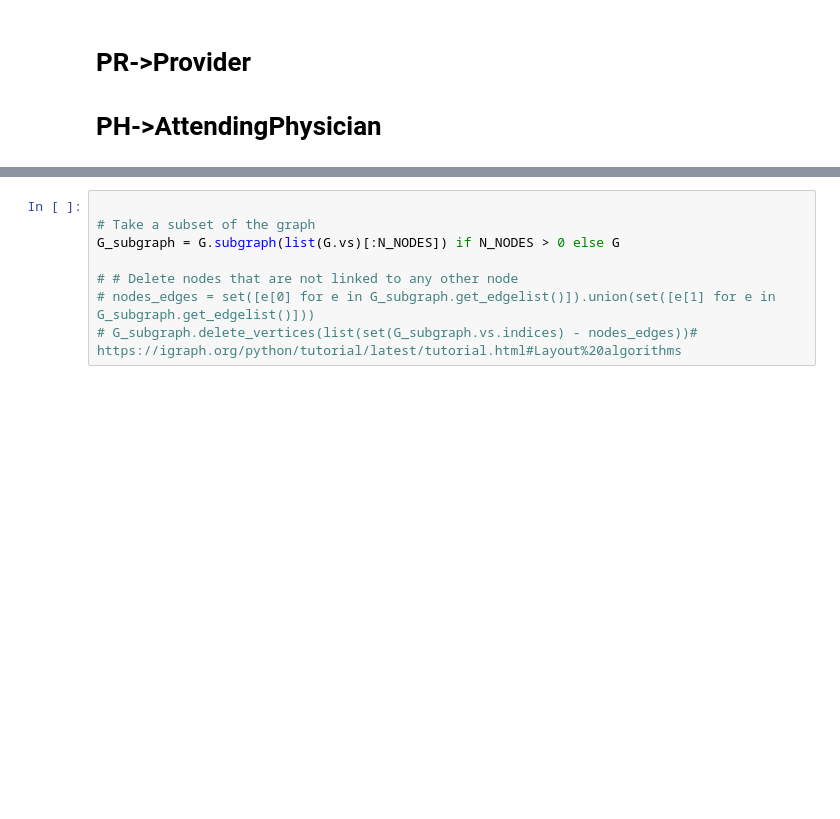
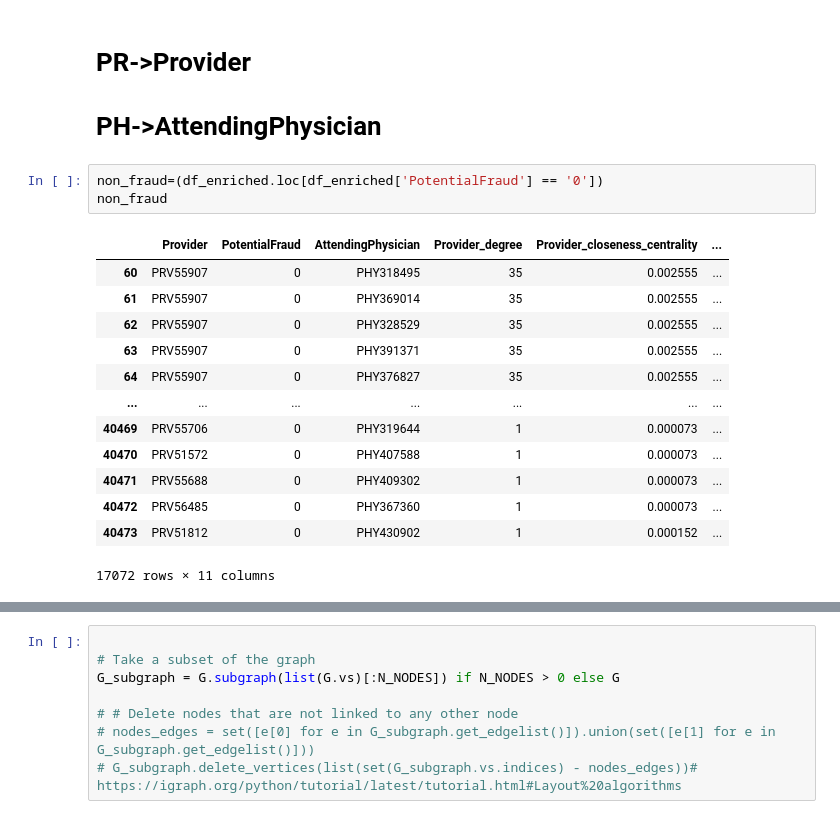
Before and after one commit to dhruv-suraj/Project, a Jupyter notebook: Networkx/network_x_DP1.ipynb, the cells around one changed output, grey strips where cells are left out. Saved outputs shown, nothing was run; the diff lists cells and outputs as text; blank space fills up the shorter version.

```diff
--- a/Networkx/network_x_DP1.ipynb
+++ b/Networkx/network_x_DP1.ipynb
@@ -411,3 +413,20 @@ fig.show()
 # %% [markdown]
 # PR->Provider
 # PH->AttendingPhysician
+# %%
+non_fraud=(df_enriched.loc[df_enriched['PotentialFraud'] == '0'])
+non_fraud
+# %% [output]
+|  | Provider | PotentialFraud | AttendingPhysician | Provider_degree | Provider_closeness_centrality | ... |
+| 60 | PRV55907 | 0 | PHY318495 | 35 | 0.002555 | ... |
+| 61 | PRV55907 | 0 | PHY369014 | 35 | 0.002555 | ... |
+| 62 | PRV55907 | 0 | PHY328529 | 35 | 0.002555 | ... |
+| 63 | PRV55907 | 0 | PHY391371 | 35 | 0.002555 | ... |
+| 64 | PRV55907 | 0 | PHY376827 | 35 | 0.002555 | ... |
+| ... | ... | ... | ... | ... | ... | ... |
+| 40469 | PRV55706 | 0 | PHY319644 | 1 | 0.000073 | ... |
+| 40470 | PRV51572 | 0 | PHY407588 | 1 | 0.000073 | ... |
+| 40471 | PRV55688 | 0 | PHY409302 | 1 | 0.000073 | ... |
+| 40472 | PRV56485 | 0 | PHY367360 | 1 | 0.000073 | ... |
+| 40473 | PRV51812 | 0 | PHY430902 | 1 | 0.000152 | ... |
+17072 rows × 11 columns
```
Also changed, not shown: parts of 11 cells of this notebook, 1 other file.
